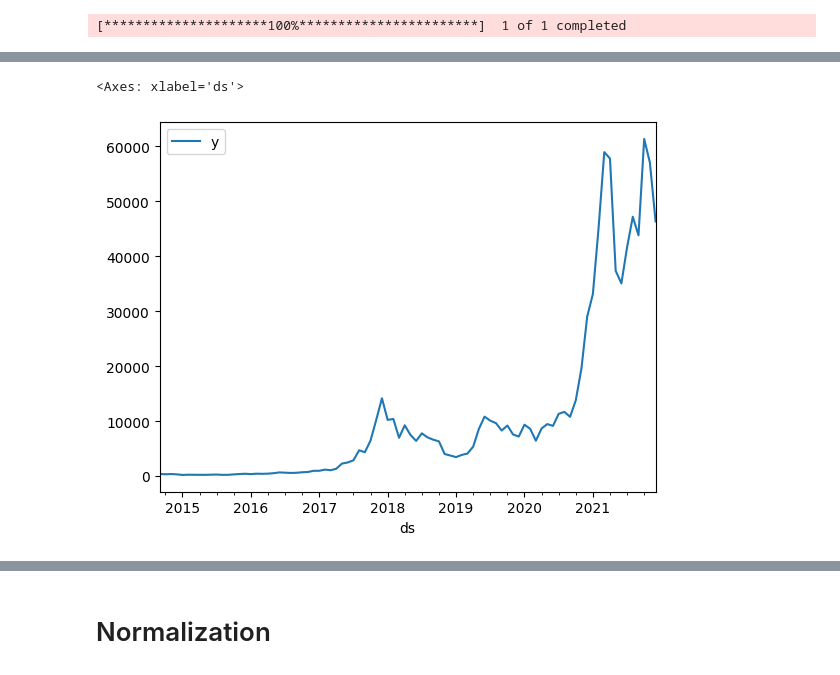
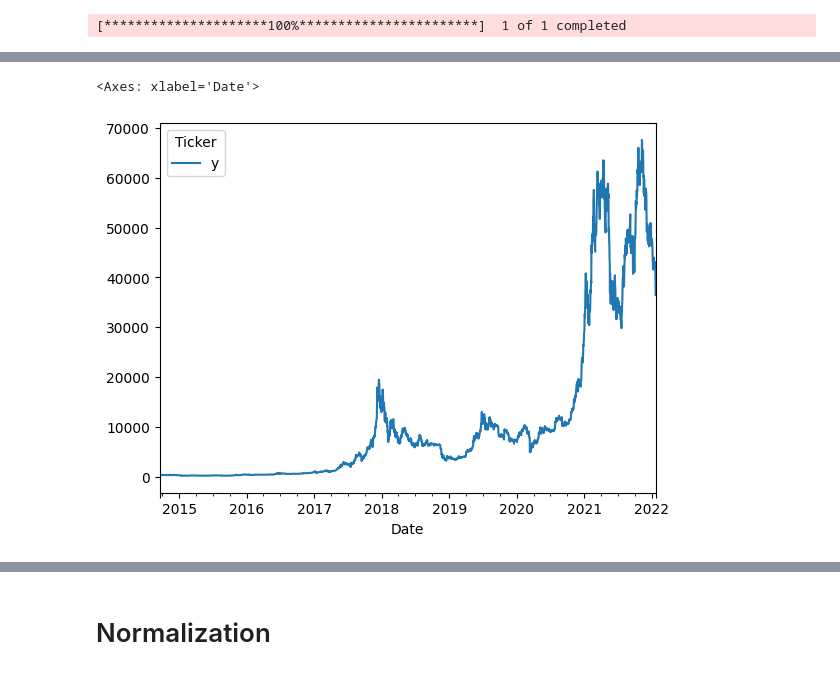
Before and after one commit to MariaGabrielaAlvesZuppardo/SeriesTemporaisCin, a Jupyter notebook: Lista_de_Exercicio_ARIMA.ipynb, the cells around one changed output, grey strips where cells are left out. Cells and saved outputs as stored; diff of their text form; code cells hidden in the pictures.

```diff
--- a/Lista_de_Exercicio_ARIMA.ipynb
+++ b/Lista_de_Exercicio_ARIMA.ipynb
@@ -207,9 +63,9 @@ loader = DataLoader()
 # %%
 start_date = datetime(2007, 3, 18)
 end_date = datetime (2025, 3, 18)
-
-df =loader.from_yahoo(symbol='BTC-USD', start_date=start_date, end_date = end_date)
-df = loader.resample(df, freq='ME')
+ticker = 'BTC-USD'
+df =yf.download(ticker, start=start_date, end=end_date)['Close']
+df = df.rename(columns={ticker:'y'})
 # %% [output]
 YF.download() has changed argument auto_adjust default to True
 [*********************100%***********************]  1 of 1 completed
@@ -232,3 +89,3 @@ df
 # %%
-df.set_index('ds').plot()
+df.plot()
 # %% [output]
@@ -239,9 +96,6 @@ df.set_index('ds').plot()
 # %%
-df.sort_values(by='ds', ascending=True, inplace=True)
 size = int(len(df) * 0.7)
 train, test = df[0:size], df[size:len(df)]
-train['unique_id'] = 'train'
-test['unique_id'] = 'test'
 print(train.shape)
 print(test.shape)
 # %% [output]
@@ -250,5 +121,5 @@ print(test.shape)
 # %%
-train.set_index('ds').plot()
+train.plot()
 # %% [output]
-<Axes: xlabel='ds'>
+<Axes: xlabel='Date'>
-[figure, old version]
+[figure, new version]
```
Also changed, not shown: parts of 40 cells of this notebook.
